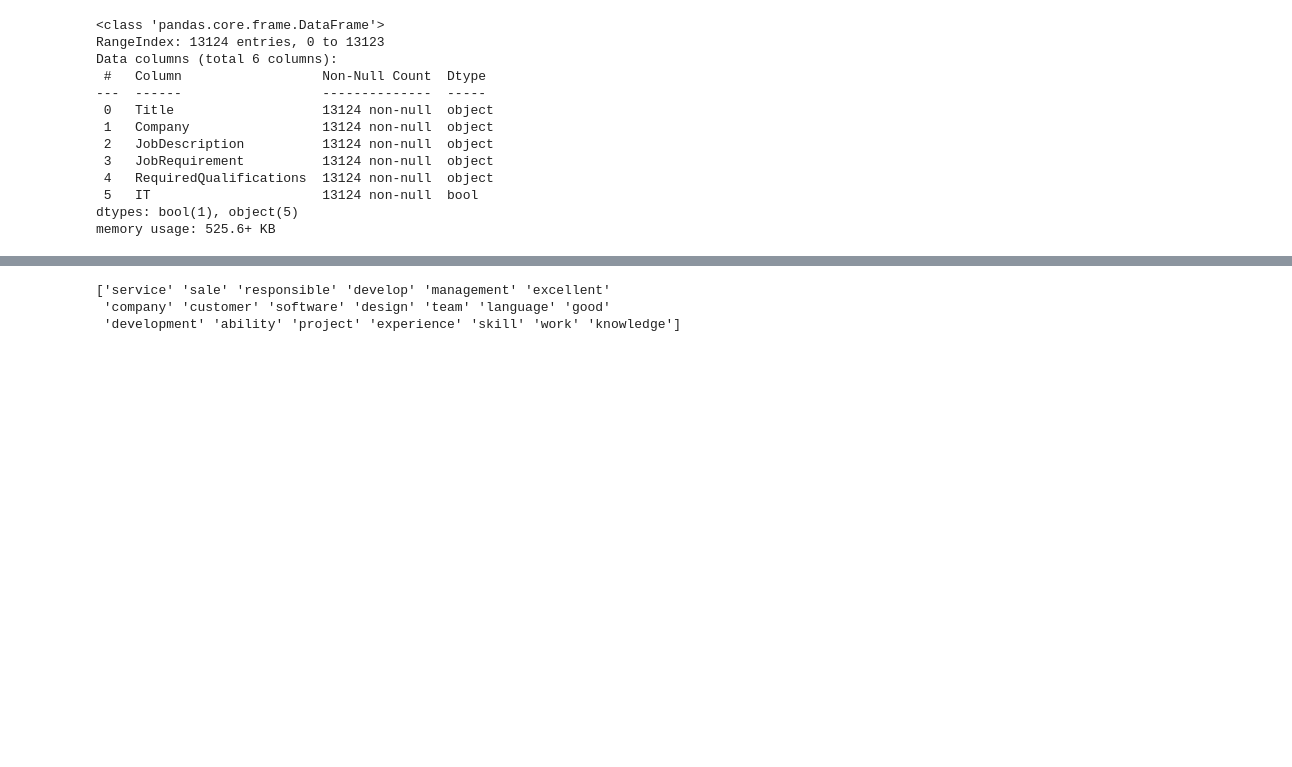
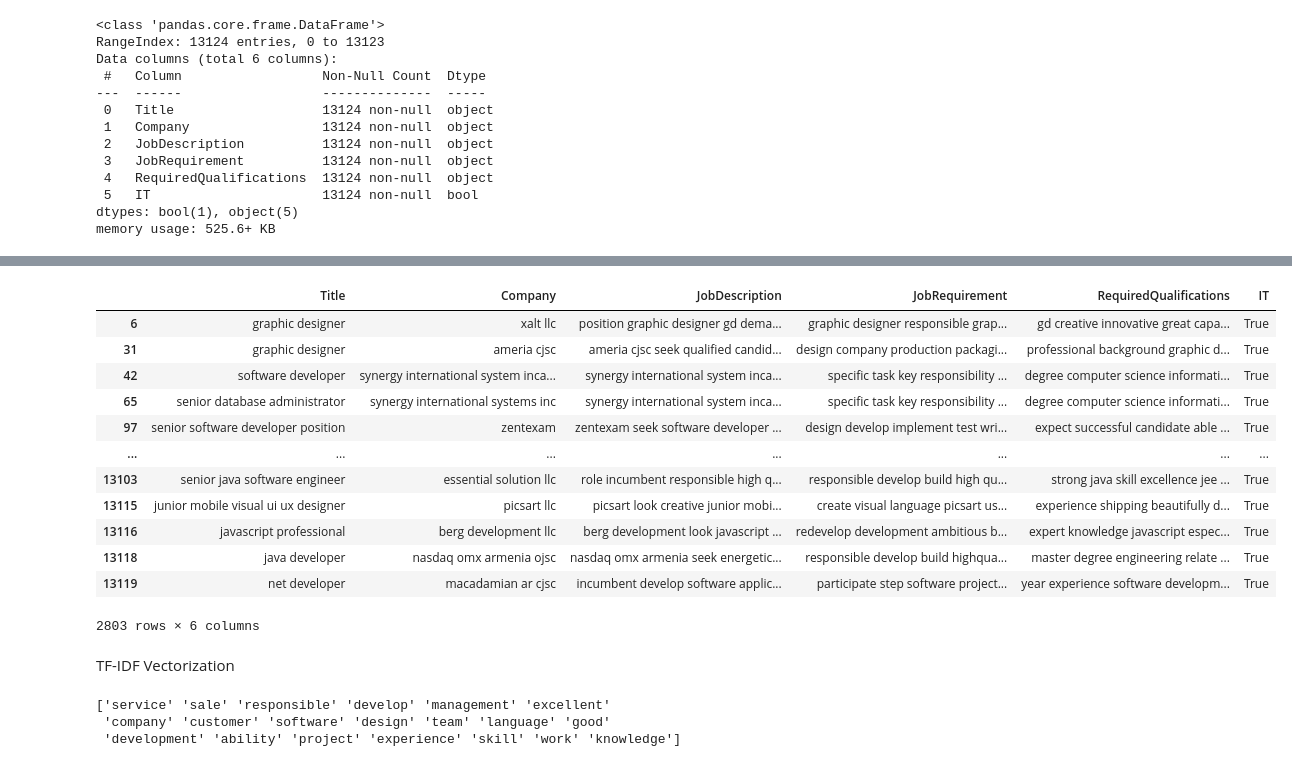
Before and after one commit to MeysamEffati/IT-Jobpost-Classification-Job-Title-Similarity, a Jupyter notebook: PJMS_Preprocessing.ipynb, the cells around one changed output, grey strips where cells are left out. Saved outputs shown, nothing was run; the diff lists cells and outputs as text; code cells hidden in the pictures; blank space fills up the shorter version.

```diff
--- a/PJMS_Preprocessing.ipynb
+++ b/PJMS_Preprocessing.ipynb
@@ -16,0 +290,27 @@ from spacy.lang.en.stop_words import STOP_WORDS
+# %%
+import spacy
+
+nlp = spacy.load('en_core_web_sm')
+
+def extract_work_experience(text):
+    doc = nlp(text)
+
+    work_experience = []
+
+    # Define keywords related to IT education
+    work_ex_keywords = {'Data Analyst', 'Software Developer','Software Engineer','Developer', 'Java', 'Python','web applications', 'JavaScript'}
+
+    for ent in doc.ents:
+        if any(keyword.lower() in ent.text.lower() for keyword in work_ex_keywords):
+            work_experience.append(ent.text)
+
+    return work_experience
+
+if __name__ == '__main__':
+    text = generate_resume()
+
+    extracted_work_experience = extract_work_experience(text)
+    if extracted_work_experience:
+        print("IT Work Experience:", extracted_work_experience)
+    else:
+        print("No IT related work experience found")
@@ -166,5 +489,5 @@ def preprocess_dataframe(df, text_columns):
     return df
 # %%
 text_columns = ['JobRequirement', 'JobDescription', 'RequiredQualifications', 'Title', 'Company']
-df_preprocessed = preprocess_dataframe(df_clean.copy(), text_columns)
+df_cleaned = preprocess_dataframe(df_clean.copy(), text_columns)
 # %%
@@ -176,6 +499,24 @@ df_preprocessed.head()
 | 2 | bcc specialist | manoff group | lead local enhancement developmen... | identify gap knowledge oversee in... | advanced degree public health soc... | False |
 | 3 | community development capacity bu... | food security regional cooperatio... | food security regional cooperatio... | assist tavush marz community comm... | high education andor professional... | False |
 | 4 | country economist nob | united nations development progra... | united nations development progra... | incumbent direct supervision undp... | minimum master degree economic mi... | False |
+# %%
+df_cleaned[df_cleaned['IT'] == True]
+# %% [output]
+|  | Title | Company | JobDescription | JobRequirement | RequiredQualifications | IT |
+| 6 | graphic designer | xalt llc | position graphic designer gd dema... | graphic designer responsible grap... | gd creative innovative great capa... | True |
+| 31 | graphic designer | ameria cjsc | ameria cjsc seek qualified candid... | design company production packagi... | professional background graphic d... | True |
+| 42 | software developer | synergy international system inca... | synergy international system inca... | specific task key responsibility ... | degree computer science informati... | True |
+| 65 | senior database administrator | synergy international systems inc | synergy international system inca... | specific task key responsibility ... | degree computer science informati... | True |
+| 97 | senior software developer position | zentexam | zentexam seek software developer ... | design develop implement test wri... | expect successful candidate able ... | True |
+| ... | ... | ... | ... | ... | ... | ... |
+| 13103 | senior java software engineer | essential solution llc | role incumbent responsible high q... | responsible develop build high qu... | strong java skill excellence jee ... | True |
+| 13115 | junior mobile visual ui ux designer | picsart llc | picsart look creative junior mobi... | create visual language picsart us... | experience shipping beautifully d... | True |
+| 13116 | javascript professional | berg development llc | berg development look javascript ... | redevelop development ambitious b... | expert knowledge javascript espec... | True |
+| 13118 | java developer | nasdaq omx armenia ojsc | nasdaq omx armenia seek energetic... | responsible develop build highqua... | master degree engineering relate ... | True |
+| 13119 | net developer | macadamian ar cjsc | incumbent develop software applic... | participate step software project... | year experience software developm... | True |
+2803 rows × 6 columns
+# %% [markdown]
+ TF-IDF Vectorization
 # %%
 from sklearn.feature_extraction.text import TfidfVectorizer
 
```
Also changed, not shown: parts of 58 cells of this notebook.
